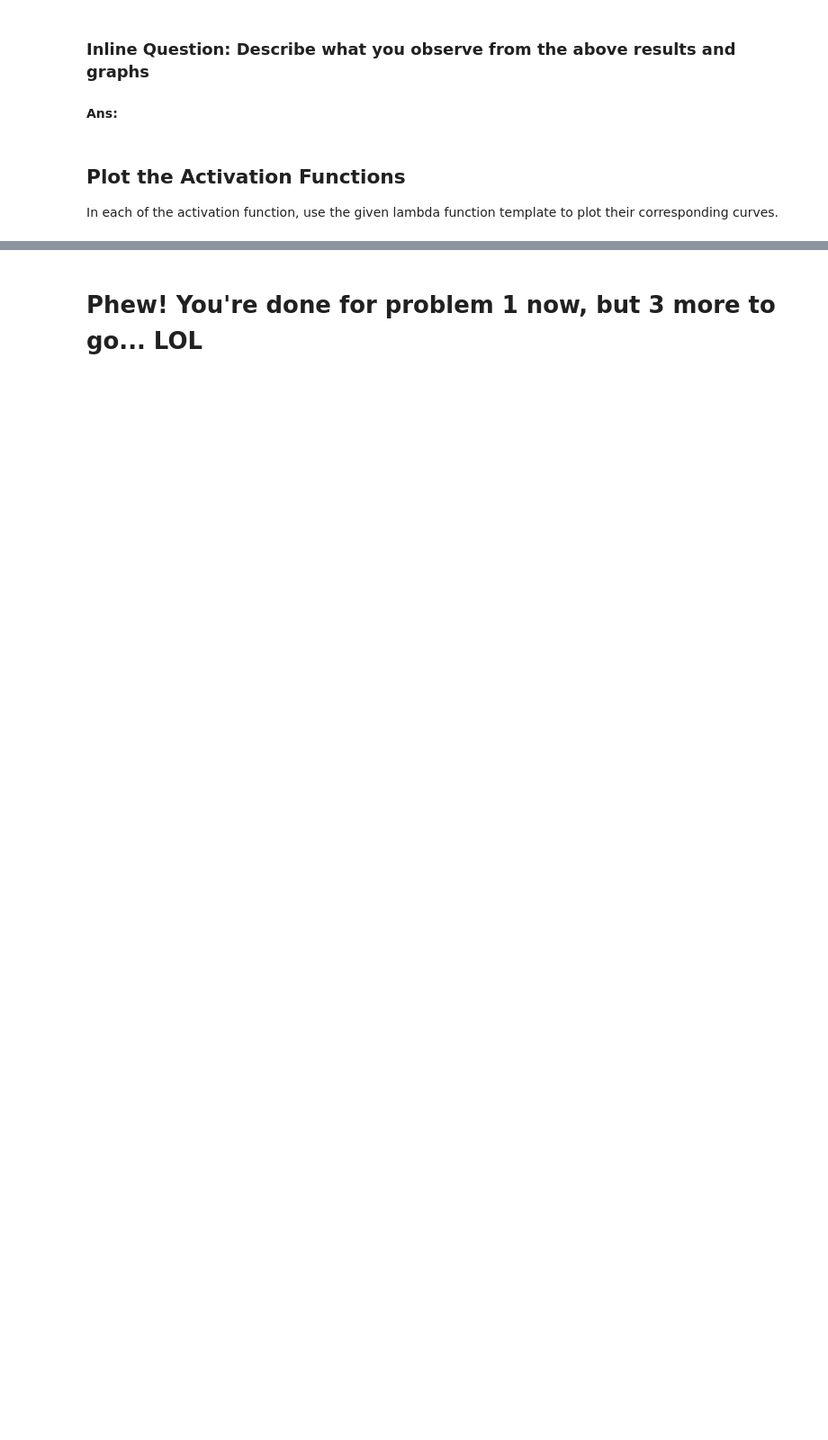
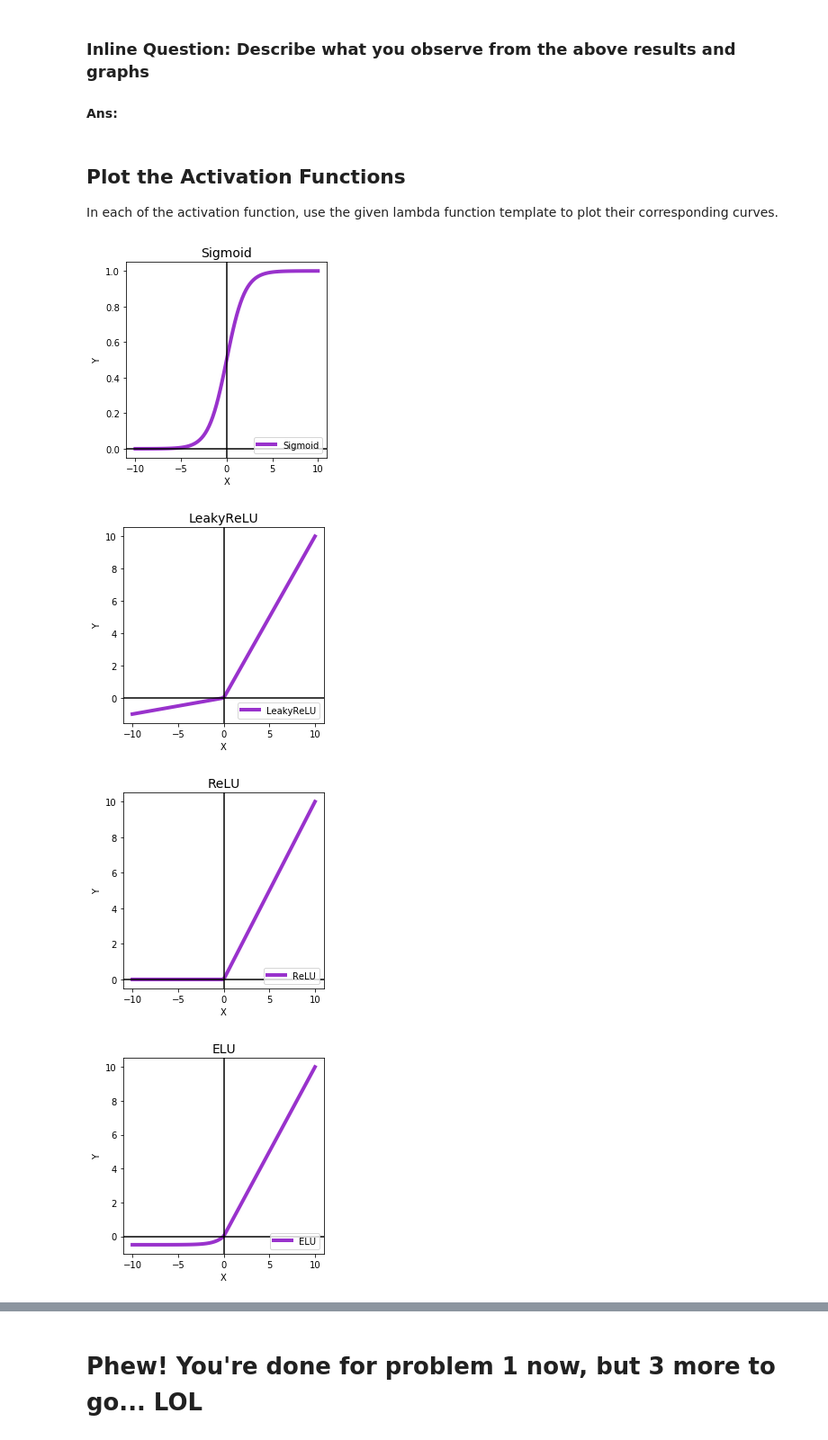
Before and after one commit to XingwenZhang/CSCI599DL, a Jupyter notebook: homework/homework1/assignment1-python3/Problem_1.ipynb, the cells around one changed output, grey strips where cells are left out. Shown: that part at 90% size. Drawn from its saved outputs; the diff is of its cells as text; code cells hidden in the pictures; blank space fills up the shorter version.

```diff
--- a/homework/homework1/assignment1-python3/Problem_1.ipynb
+++ b/homework/homework1/assignment1-python3/Problem_1.ipynb
@@ -875,12 +950,18 @@ selu_scale = 1.0507
 #########################
 ####### YOUR CODE #######
 #########################
-sigmoid = lambda x: x
-leaky_relu = lambda x: x
-relu = lambda x: x
-elu = lambda x: x
-selu = lambda x: x
-tanh = lambda x: x
+# sigmoid = lambda x: x
+# leaky_relu = lambda x: x
+# relu = lambda x: x
+# elu = lambda x: x
+# selu = lambda x: x
+# tanh = lambda x: x
+sigmoid = lambda x : 1/ (1+np.exp(-x))
+leaky_relu = lambda x : np.maximum(alpha* x, x)
+relu = lambda x : np.maximum(0, x)
+elu = lambda x : np.where(x>0, x, elu_alpha*(np.exp(x)-1))
+selu = lambda x : np.where(x>0, selu_scale * x, selu_scale * selu_alpha*(np.exp(x)-1))
+tanh = lambda x : np.tanh(x)
 #########################
 ### END OF YOUR CODE ####
 #########################
@@ -895,30 +976,35 @@ activations = {
 }
 
 # Ground Truth activations
 GT_Act = {
     "Sigmoid": [0.00669285092428, 0.0200575365379, 0.0585369028744, 0.158869104881, 0.364576440742,
                 0.635423559258, 0.841130895119, 0.941463097126, 0.979942463462, 0.993307149076],
     "LeakyReLU": [-0.5, -0.388888888889, -0.277777777778, -0.166666666667, -0.0555555555556,
                   0.555555555556, 1.66666666667, 2.77777777778, 3.88888888889, 5.0],
     "ReLU": [-0.0, -0.0, -0.0, -0.0, -0.0, 0.555555555556, 1.66666666667, 2.77777777778, 3.88888888889, 5.0],
     "ELU": [-0.4966310265, -0.489765962143, -0.468911737989, -0.405562198581, -0.213123289631,
             0.555555555556, 1.66666666667, 2.77777777778, 3.88888888889, 5.0],
     "SeLU": [-1.74618571868, -1.72204772347, -1.64872296837, -1.42598202974, -0.749354802287,
              0.583722222222, 1.75116666667, 2.91861111111, 4.08605555556, 5.2535],
     "Tanh": [-0.999909204263, -0.999162466631, -0.992297935288, -0.931109608668, -0.504672397722,
              0.504672397722, 0.931109608668, 0.992297935288, 0.999162466631, 0.999909204263]
 }
 
 for label in activations:
     fig = plt.figure(figsize=(4,4))
     ax = fig.add_subplot(1, 1, 1)
     ax.plot(X, activations[label](X), color='darkorchid', lw=lw, label=label)
     assert rel_error(activations[label](XS), GT_Act[label]) < 1e-9, \
            "Your implementation of {} might be wrong".format(label)
     ax.legend(loc="lower right")
     ax.axhline(0, color='black')
     ax.axvline(0, color='black')
     ax.set_title('{}'.format(label), fontsize=14)
     plt.xlabel(r"X")
     plt.ylabel(r"Y")
     plt.show()
+# %% [output]
+[figure, added]
+[figure, added]
+[figure, added]
+[figure, added]
```
Also changed, not shown: parts of 21 cells of this notebook, 4 other files.
